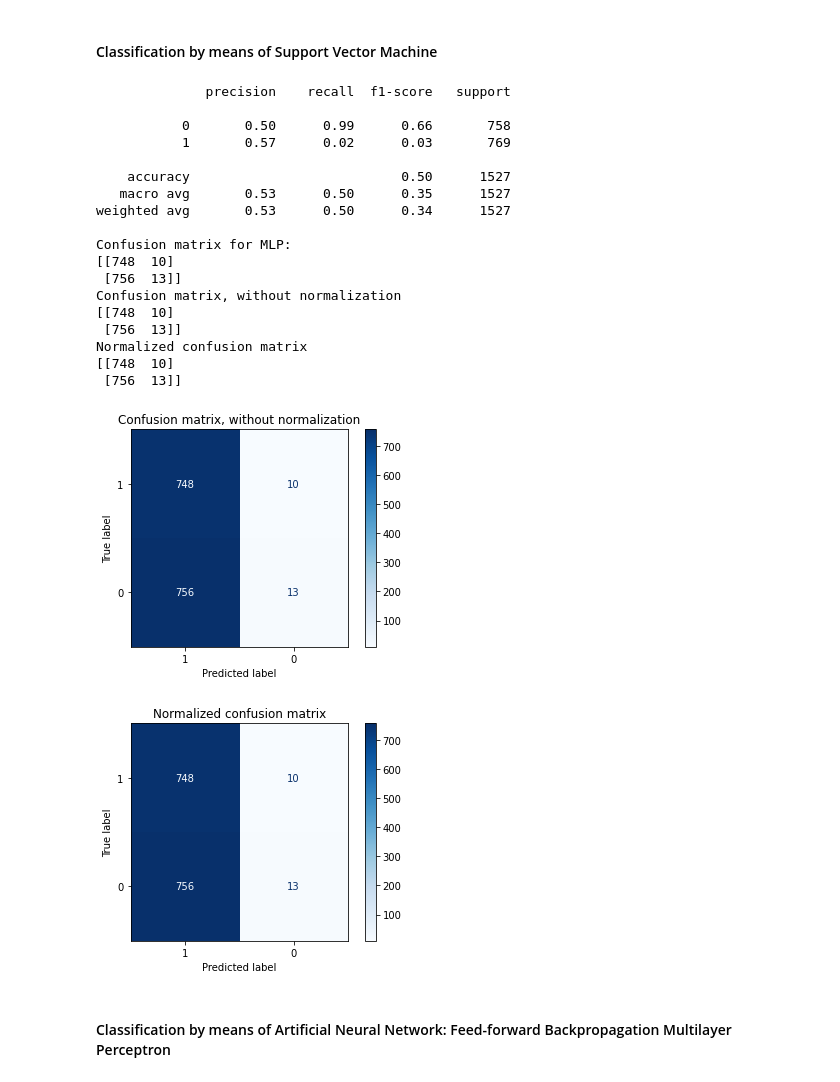
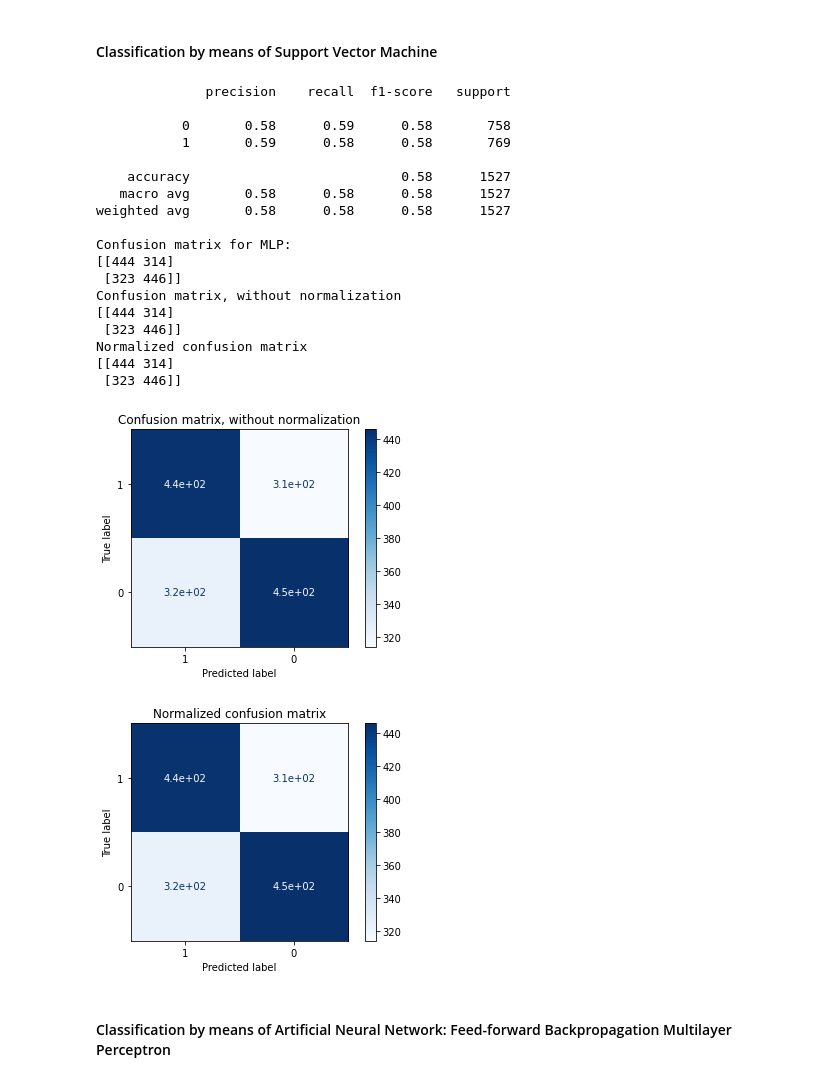
Before and after one commit to viniciusrpb/visexp_irony, a Jupyter notebook: irony_tweet_classification.ipynb, the cells around one changed output. Cells and saved outputs as stored; diff of their text form; code cells hidden in the pictures.

```diff
--- a/irony_tweet_classification.ipynb
+++ b/irony_tweet_classification.ipynb
@@ -55,10 +56,12 @@ print(labels)
 3            4      0                3 episodes left I'm dying over here
 4            5      1  I can't breathe! was chosen as the most notabl...
 [1 0]
+# %%
+X_train, X_test, y_train, y_test = train_test_split(corpus_tweets['Tweet text'],corpus_tweets['Label'], test_size=0.4, random_state=0)
 # %%
-vectorizer = TfidfVectorizer(norm=None, stop_words="english",max_df=0.95, min_df=2)
-tfidf = vectorizer.fit_transform(corpus_tweets['Tweet text'])
+vectorizer = TfidfVectorizer(norm="l1", stop_words="english",max_df=0.95, min_df=2)
+vectorizer.fit(X_train)
 
-#print(vectorizer.get_feature_names())
-print(tfidf.shape)
+print(vectorizer.get_feature_names())
+#print(tfidf.shape)
 # %% [output]
@@ -66,44 +69,42 @@ print(tfidf.shape)
 # %% [markdown]
 #### Split dataset into training and test sets
-# %%
-X = tfidf;
-y = corpus_tweets['Label'];
-
-X_train, X_test, y_train, y_test = train_test_split(X, y, test_size=0.4, random_state=0)
+# %%
+tfidf_train = vectorizer.transform(X_train)
+tfidf_test = vectorizer.transform(X_test)
 # %% [markdown]
 #### Classification by means of Support Vector Machine
 # %%
 svm_clf = SVC(kernel='rbf',gamma=0.25,C=1000)
 
-svm_clf.fit(X_train, y_train)
-y_true, y_pred = y_test, svm_clf.predict(X_test)
+svm_clf.fit(tfidf_train, y_train)
+y_true, y_pred = y_test, svm_clf.predict(tfidf_test)
 
 print(classification_report(y_true, y_pred))
-print("Confusion matrix for MLP: ")
+print("Confusion matrix for SVM: ")
 print(confusion_matrix(y_true, y_pred))
 
-plotConfusionMatrix(svm_clf,X_test,y_test,y_pred,labels)
+plotConfusionMatrix(svm_clf,tfidf_test,y_test,y_pred,labels)
 # %% [output]
               precision    recall  f1-score   support
 
-           0       0.50      0.99      0.66       758
-           1       0.57      0.02      0.03       769
+           0       0.58      0.59      0.58       758
+           1       0.59      0.58      0.58       769
 
-    accuracy                           0.50      1527
-   macro avg       0.53      0.50      0.35      1527
-weighted avg       0.53      0.50      0.34      1527
+    accuracy                           0.58      1527
+   macro avg       0.58      0.58      0.58      1527
+weighted avg       0.58      0.58      0.58      1527
 
 Confusion matrix for MLP:
-[[748  10]
- [756  13]]
+[[444 314]
+ [323 446]]
 Confusion matrix, without normalization
-[[748  10]
- [756  13]]
+[[444 314]
+ [323 446]]
 Normalized confusion matrix
-[[748  10]
- [756  13]]
+[[444 314]
+ [323 446]]
-[figure, old version]
+[figure, new version]
-[figure, old version]
+[figure, new version]
 # %% [markdown]
 #### Classification by means of Artificial Neural Network: Feed-forward Backpropagation Multilayer Perceptron
 # %%
```
Also changed, not shown: parts of 7 cells of this notebook.
